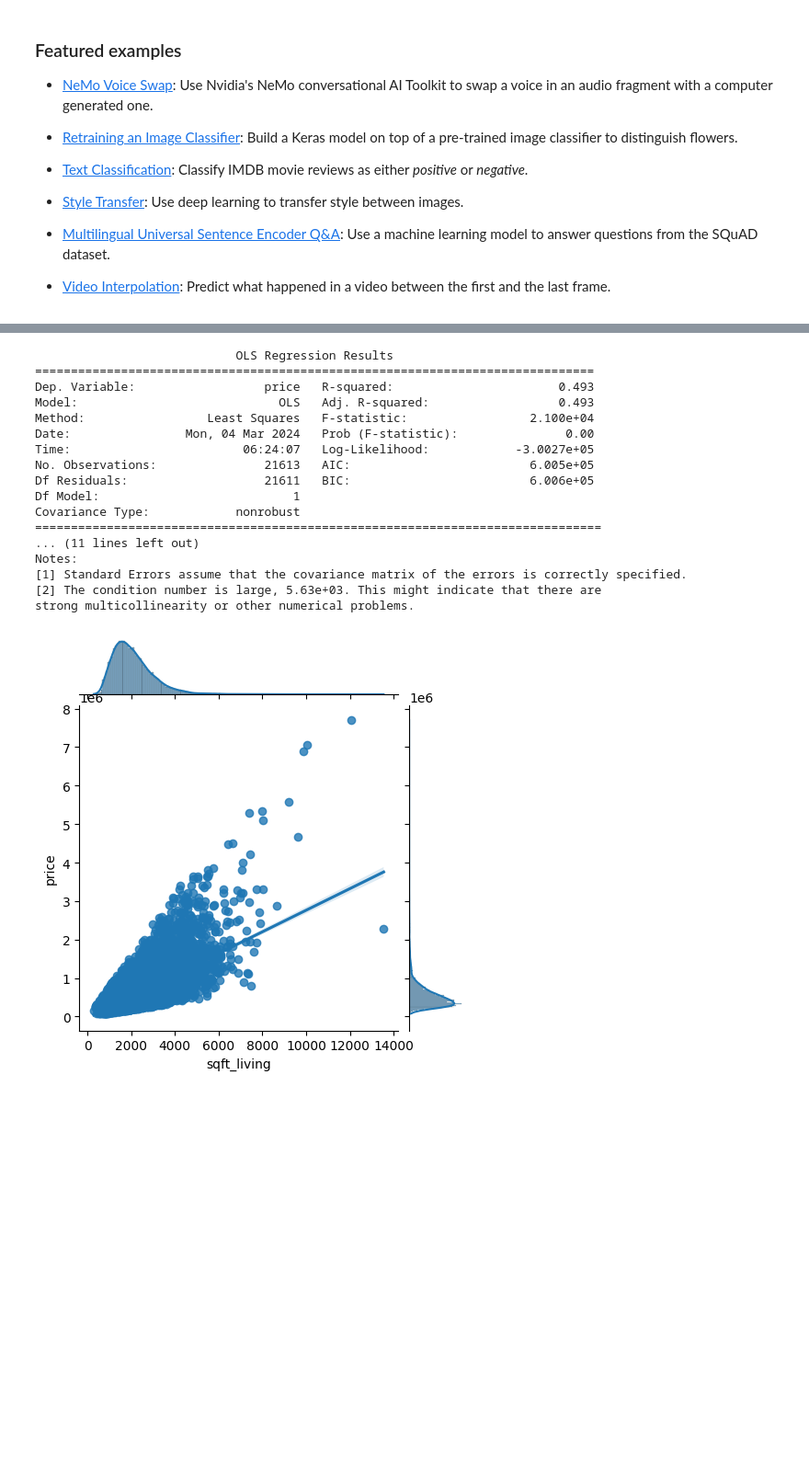
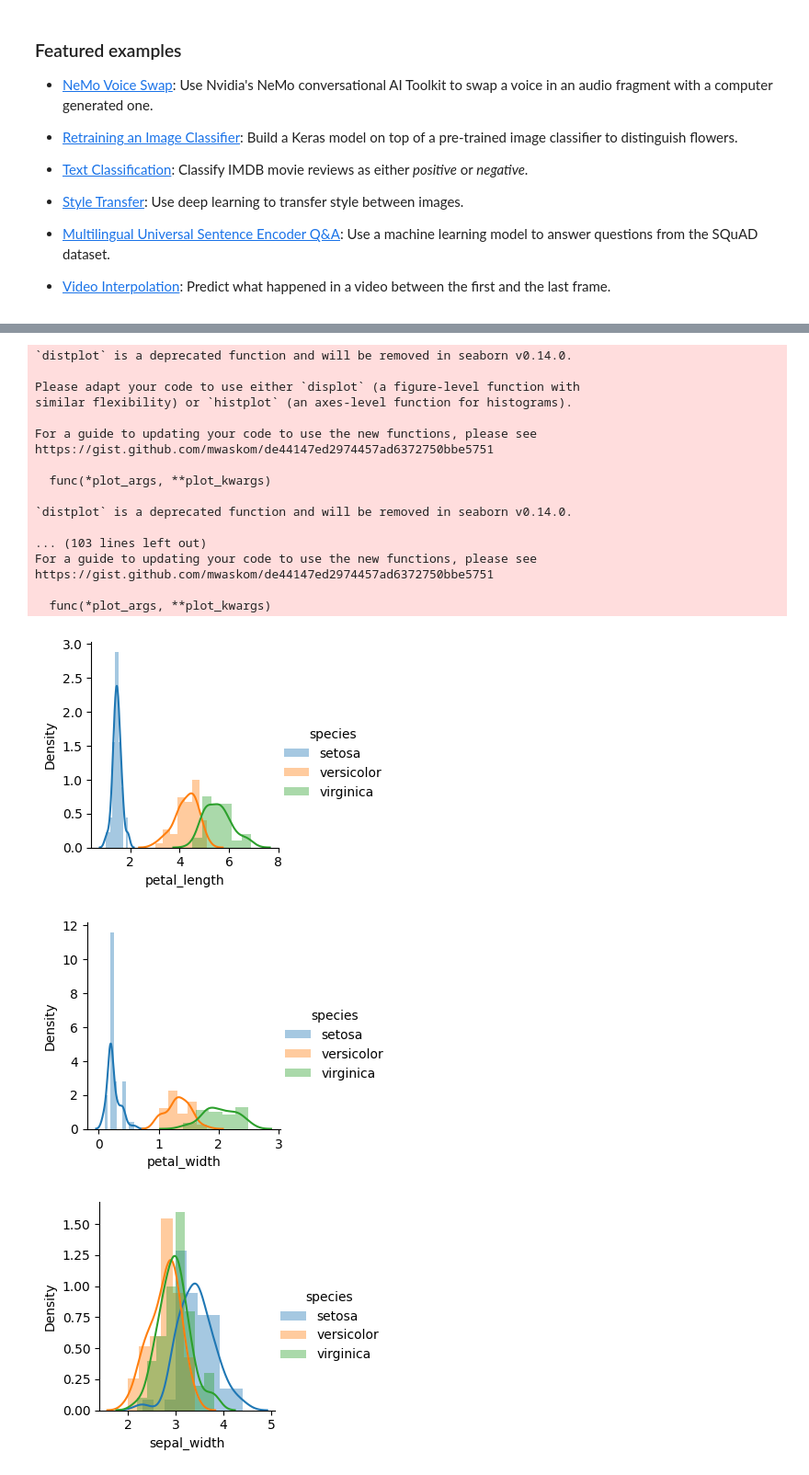
Before and after one commit to manikanta741/datamining, a Jupyter notebook: Welcome_To_Colaboratory.ipynb, the cells around one changed output, grey strips where cells are left out. Shown: that part at 92% size. Saved outputs shown, nothing was run; the diff lists cells and outputs as text; code cells hidden in the pictures; blank space fills up the shorter version.

```diff
--- a/Welcome_To_Colaboratory.ipynb
+++ b/Welcome_To_Colaboratory.ipynb
@@ -190,26 +174,35 @@ plt.show()
-# %%
-m=ols('price~sqft_living',df).fit()
-print(m.summary())
-# %% [output]
-                            OLS Regression Results
-==============================================================================
-Dep. Variable:                  price   R-squared:                       0.493
-Model:                            OLS   Adj. R-squared:                  0.493
-Method:                 Least Squares   F-statistic:                 2.100e+04
-Date:                Mon, 04 Mar 2024   Prob (F-statistic):               0.00
-Time:                        06:24:07   Log-Likelihood:            -3.0027e+05
-No. Observations:               21613   AIC:                         6.005e+05
-Df Residuals:                   21611   BIC:                         6.006e+05
-Df Model:                           1
-Covariance Type:            nonrobust
-===============================================================================
-... (11 lines left out)
-Notes:
-[1] Standard Errors assume that the covariance matrix of the errors is correctly specified.
-[2] The condition number is large, 5.63e+03. This might indicate that there are
-strong multicollinearity or other numerical problems.
-# %%
-sns.jointplot(x="sqft_living",y="price",data=df,kind='reg',height=5)
-plt.show()
-# %% [output]
-[figure, removed]
+# %%
+from sklearn.datasets import load_iris
+from sklearn.model_selection import train_test_split
+from sklearn.tree import DecisionTreeClassifier,plot_tree
+import matplotlib.pyplot as plt
+import seaborn as sns
+
+
+iris_df=sns.load_dataset('iris')
+sns.FacetGrid(iris_df,hue='species',height=3).map(sns.distplot,"petal_length").add_legend()
+sns.FacetGrid(iris_df,hue='species',height=3).map(sns.distplot,"petal_width").add_legend()
+sns.FacetGrid(iris_df,hue='species',height=3).map(sns.distplot,"sepal_width").add_legend()
+sns.FacetGrid(iris_df,hue='species',height=3).map(sns.distplot,"sepal_width").add_legend()
+plt.show()
+# %% [output]
+`distplot` is a deprecated function and will be removed in seaborn v0.14.0.
+
+Please adapt your code to use either `displot` (a figure-level function with
+similar flexibility) or `histplot` (an axes-level function for histograms).
+
+For a guide to updating your code to use the new functions, please see
+https://gist.github.com/mwaskom/de44147ed2974457ad6372750bbe5751
+
+  func(*plot_args, **plot_kwargs)
+
+`distplot` is a deprecated function and will be removed in seaborn v0.14.0.
+
+... (103 lines left out)
+For a guide to updating your code to use the new functions, please see
+https://gist.github.com/mwaskom/de44147ed2974457ad6372750bbe5751
+
+  func(*plot_args, **plot_kwargs)
+[figure, added]
+[figure, added]
+[figure, added]
```
Also changed, not shown: parts of 4 cells of this notebook.
